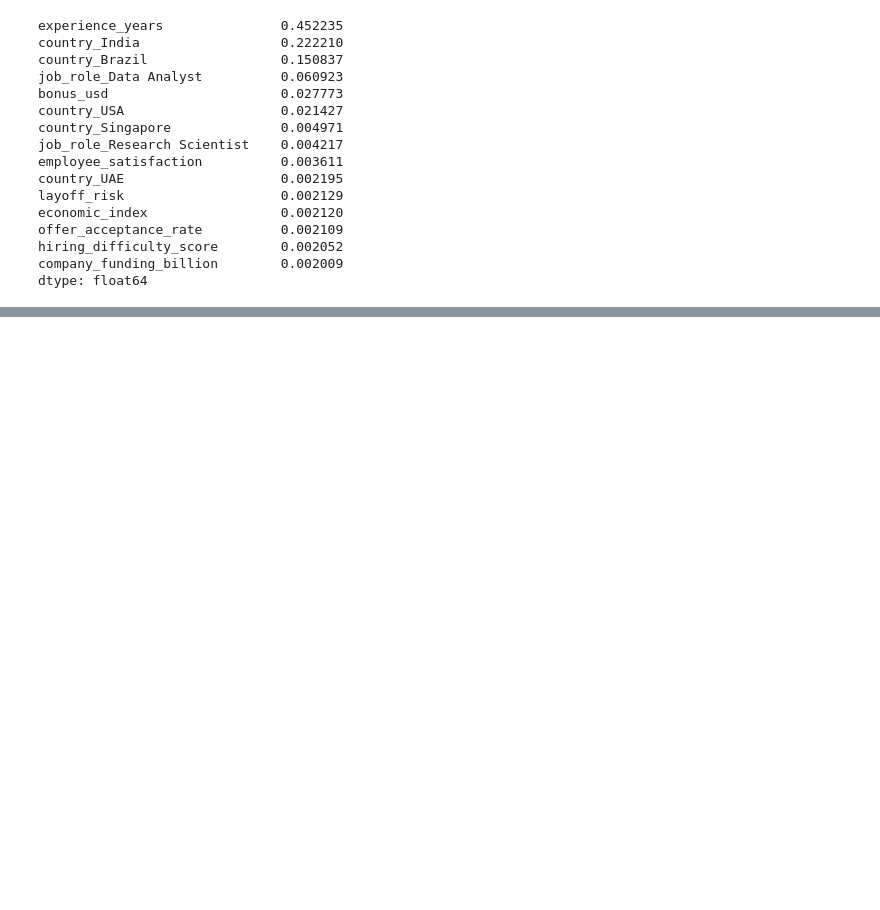
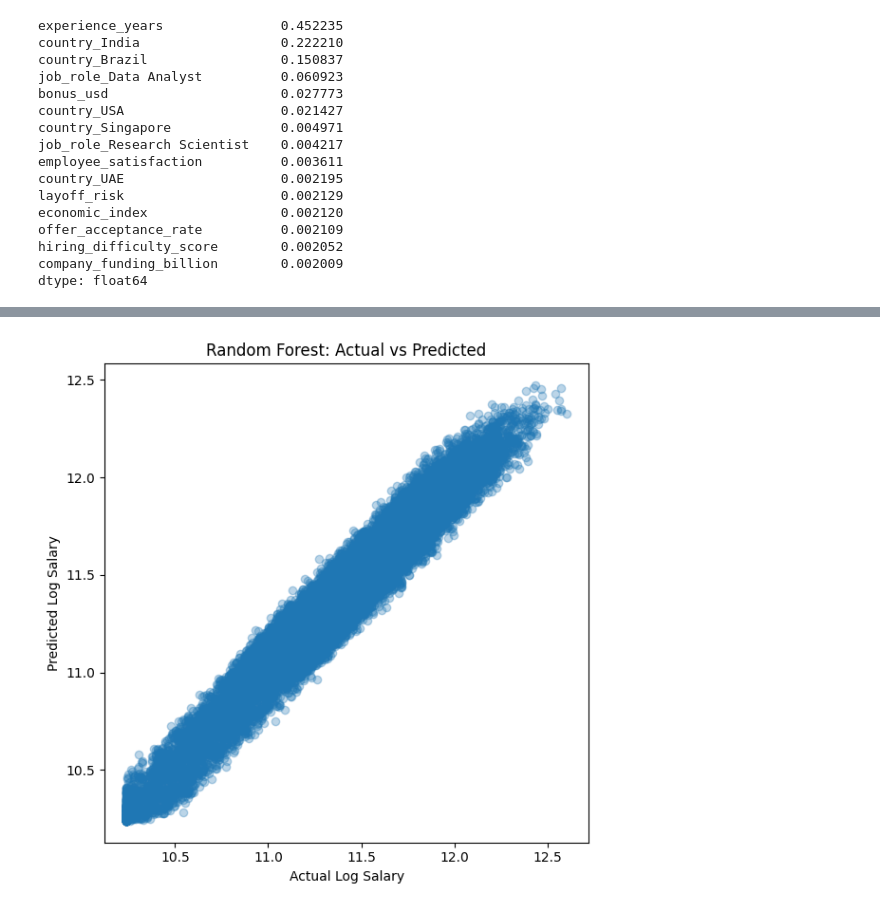
Before and after one commit to berfinsuakyurek/ai-salary-remote-analysis, a Jupyter notebook: notebooks/05_ml_modeling.ipynb, the cells around one changed output, grey strips where cells are left out. Drawn from its saved outputs; the diff is of its cells as text; code cells hidden in the pictures; blank space fills up the shorter version.

```diff
--- a/notebooks/05_ml_modeling.ipynb
+++ b/notebooks/05_ml_modeling.ipynb
@@ -190,0 +202,11 @@ shap.summary_plot(shap_values, X_test_sample, plot_type="bar")
+# %%
+plt.figure(figsize=(6, 6))
+plt.scatter(y_test, y_pred_rf, alpha=0.3)
+plt.xlabel("Actual Log Salary")
+plt.ylabel("Predicted Log Salary")
+plt.title("Random Forest: Actual vs Predicted")
+plt.tight_layout()
+plt.savefig("../outputs/figures/rf_actual_vs_predicted.png", dpi=300, bbox_inches="tight")
+plt.show()
+# %% [output]
+[figure, added]
```
Also changed, not shown: parts of 13 cells of this notebook.
